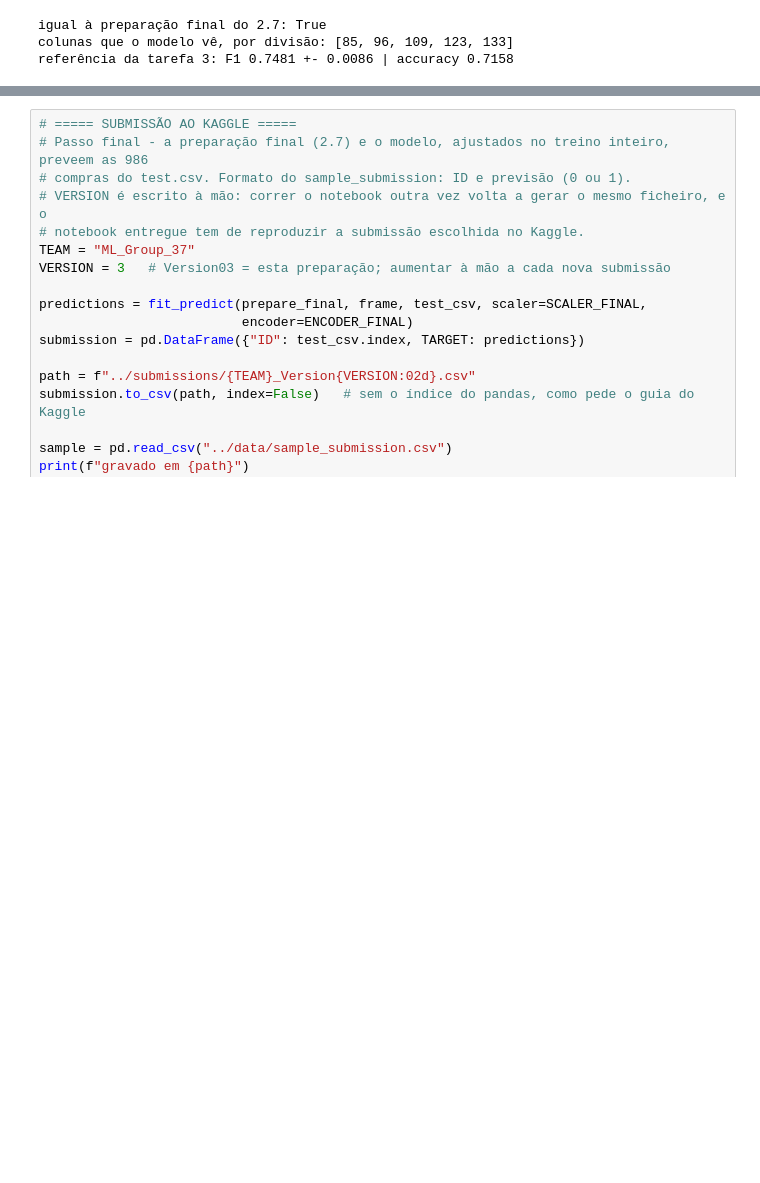
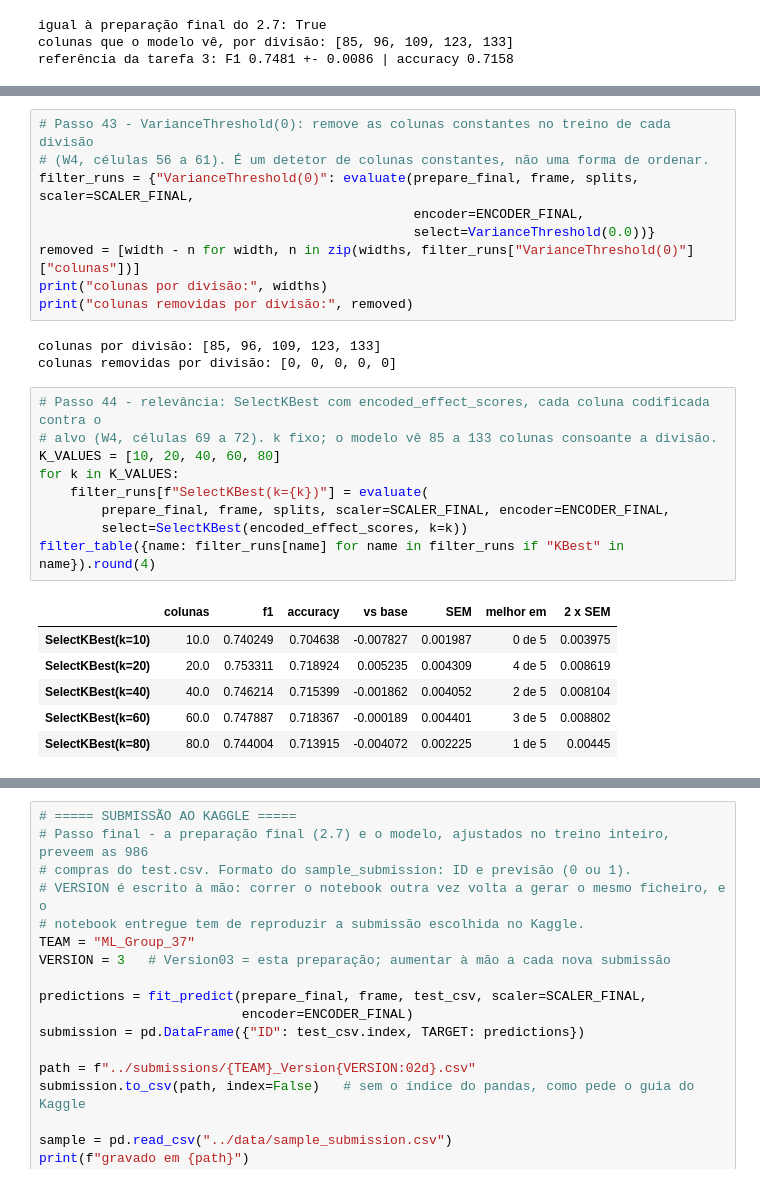
Before and after one commit to josebrites16/ML_project_2026-copia, a Jupyter notebook: notebooks/02_preprocessing.ipynb, the cells around one changed output, grey strips where cells are left out. Saved outputs shown, nothing was run; the diff lists cells and outputs as text; blank space fills up the shorter version.

Commit message:
Add filter-based feature selection and targeted column checks

```diff
--- a/notebooks/02_preprocessing.ipynb
+++ b/notebooks/02_preprocessing.ipynb
@@ -1101,0 +1208,28 @@ referência da tarefa 3: F1 0.7481 +- 0.0086 | accuracy 0.7158
+# %%
+# Passo 43 - VarianceThreshold(0): remove as colunas constantes no treino de cada divisão
+# (W4, células 56 a 61). É um detetor de colunas constantes, não uma forma de ordenar.
+filter_runs = {"VarianceThreshold(0)": evaluate(prepare_final, frame, splits, scaler=SCALER_FINAL,
+                                                encoder=ENCODER_FINAL,
+                                                select=VarianceThreshold(0.0))}
+removed = [width - n for width, n in zip(widths, filter_runs["VarianceThreshold(0)"]["colunas"])]
+print("colunas por divisão:", widths)
+print("colunas removidas por divisão:", removed)
+# %% [output]
+colunas por divisão: [85, 96, 109, 123, 133]
+colunas removidas por divisão: [0, 0, 0, 0, 0]
+# %%
+# Passo 44 - relevância: SelectKBest com encoded_effect_scores, cada coluna codificada contra o
+# alvo (W4, células 69 a 72). k fixo; o modelo vê 85 a 133 colunas consoante a divisão.
+K_VALUES = [10, 20, 40, 60, 80]
+for k in K_VALUES:
+    filter_runs[f"SelectKBest(k={k})"] = evaluate(
+        prepare_final, frame, splits, scaler=SCALER_FINAL, encoder=ENCODER_FINAL,
+        select=SelectKBest(encoded_effect_scores, k=k))
+filter_table({name: filter_runs[name] for name in filter_runs if "KBest" in name}).round(4)
+# %% [output]
+|  | colunas | f1 | accuracy | vs base | SEM | melhor em | 2 x SEM |
+| SelectKBest(k=10) | 10.0 | 0.740249 | 0.704638 | -0.007827 | 0.001987 | 0 de 5 | 0.003975 |
+| SelectKBest(k=20) | 20.0 | 0.753311 | 0.718924 | 0.005235 | 0.004309 | 4 de 5 | 0.008619 |
+| SelectKBest(k=40) | 40.0 | 0.746214 | 0.715399 | -0.001862 | 0.004052 | 2 de 5 | 0.008104 |
+| SelectKBest(k=60) | 60.0 | 0.747887 | 0.718367 | -0.000189 | 0.004401 | 3 de 5 | 0.008802 |
+| SelectKBest(k=80) | 80.0 | 0.744004 | 0.713915 | -0.004072 | 0.002225 | 1 de 5 | 0.00445 |
```
Also changed, not shown: parts of 4 cells of this notebook.
